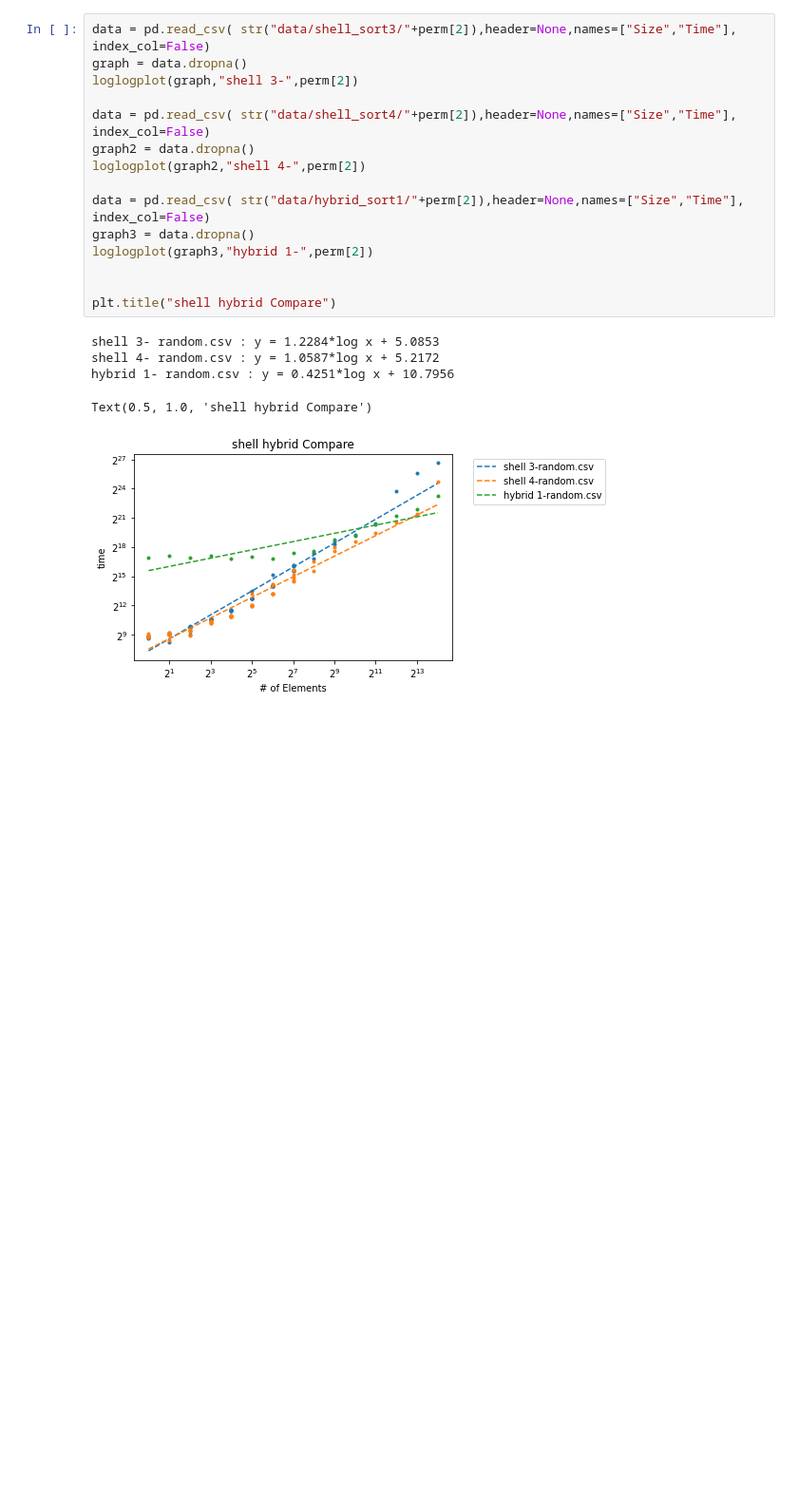
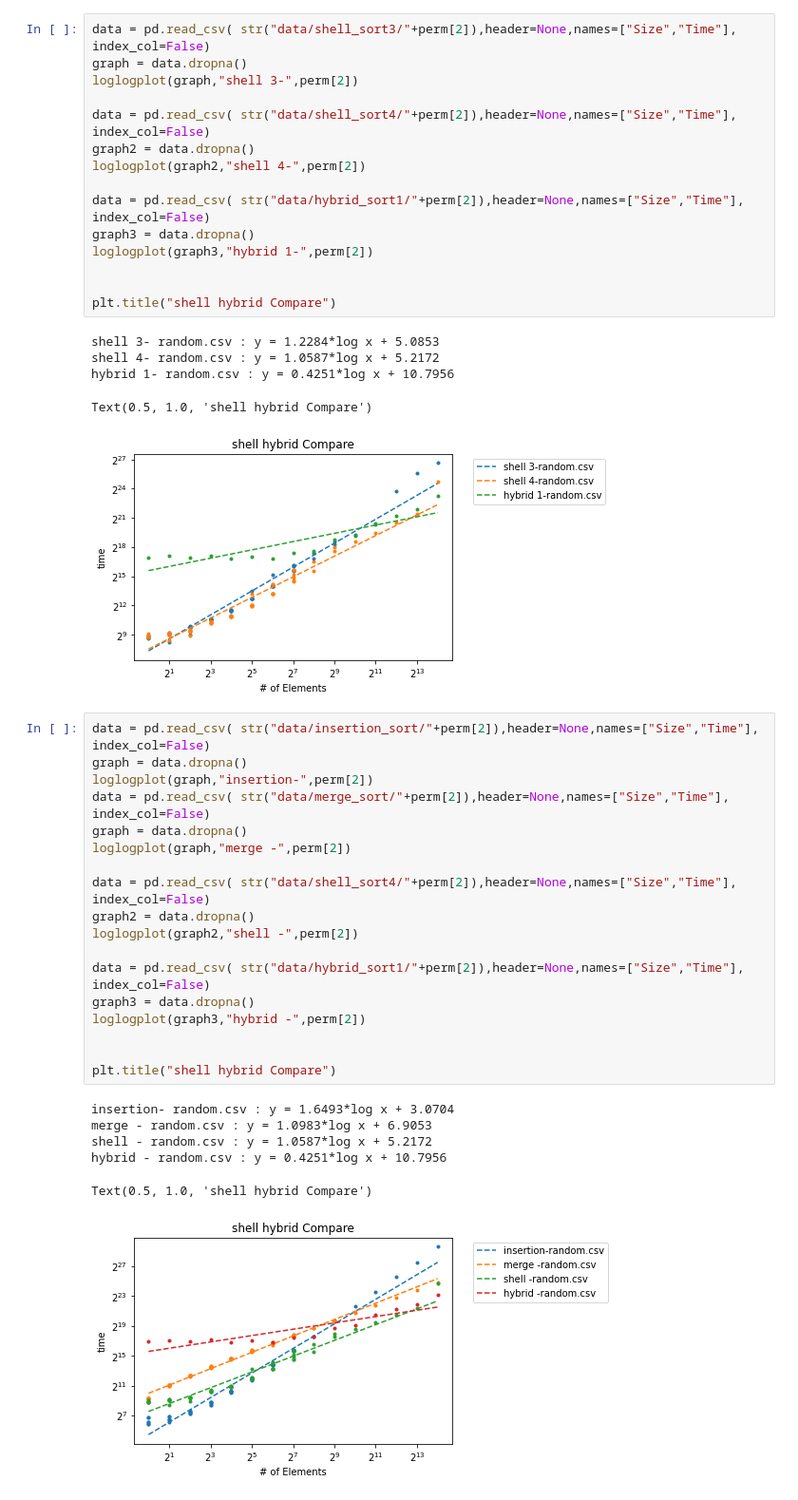
Before and after one commit to usaruner/Algorithms_Analysis, a Jupyter notebook: Sorting_algorithms/Plotting.ipynb, the cells around one changed output. Shown: that part at 95% size. Saved outputs shown, nothing was run; the diff lists cells and outputs as text; blank space fills up the shorter version.

Commit message:
Adding Plotting photo

```diff
--- a/Sorting_algorithms/Plotting.ipynb
+++ b/Sorting_algorithms/Plotting.ipynb
@@ -150,3 +172,28 @@ shell 4- random.csv : y = 1.0587*log x + 5.2172
 hybrid 1- random.csv : y = 0.4251*log x + 10.7956
 Text(0.5, 1.0, 'shell hybrid Compare')
 [figure]
+# %%
+data = pd.read_csv( str("data/insertion_sort/"+perm[2]),header=None,names=["Size","Time"], index_col=False)
+graph = data.dropna()
+loglogplot(graph,"insertion-",perm[2])
+data = pd.read_csv( str("data/merge_sort/"+perm[2]),header=None,names=["Size","Time"], index_col=False)
+graph = data.dropna()
+loglogplot(graph,"merge -",perm[2])
+
+data = pd.read_csv( str("data/shell_sort4/"+perm[2]),header=None,names=["Size","Time"], index_col=False)
+graph2 = data.dropna()
+loglogplot(graph2,"shell -",perm[2])
+
+data = pd.read_csv( str("data/hybrid_sort1/"+perm[2]),header=None,names=["Size","Time"], index_col=False)
+graph3 = data.dropna()
+loglogplot(graph3,"hybrid -",perm[2])
+
+
+plt.title("shell hybrid Compare")
+# %% [output]
+insertion- random.csv : y = 1.6493*log x + 3.0704
+merge - random.csv : y = 1.0983*log x + 6.9053
+shell - random.csv : y = 1.0587*log x + 5.2172
+hybrid - random.csv : y = 0.4251*log x + 10.7956
+Text(0.5, 1.0, 'shell hybrid Compare')
+[figure, added]
```
Also changed, not shown: parts of 4 cells of this notebook, 1 other file.
